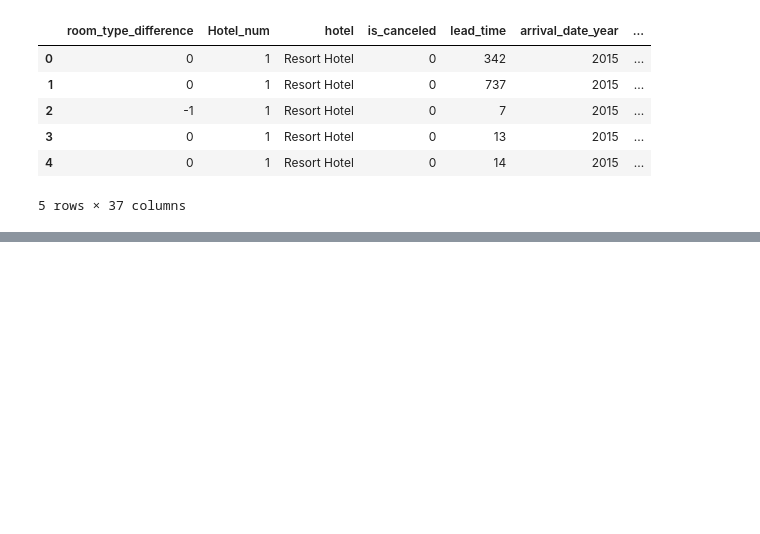
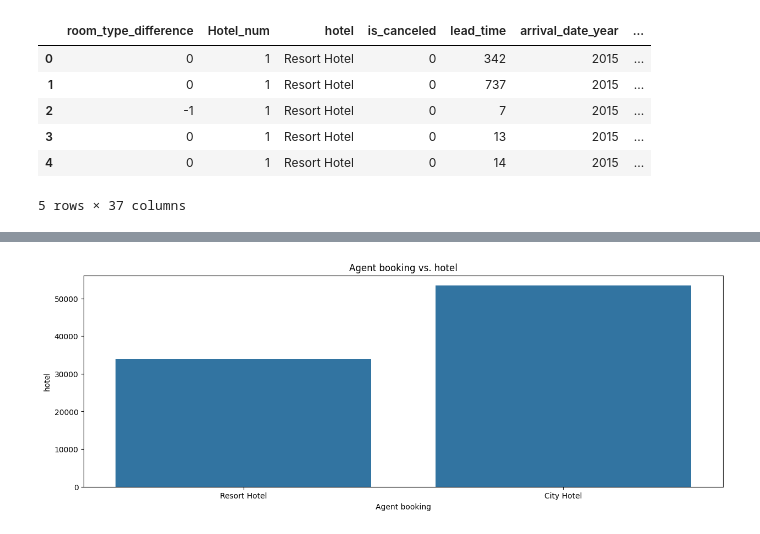
Before and after one commit to Vaishnavi-Devi-N/CapstoneProjectEDA, a Jupyter notebook: EDA_project_on_hotel_booking.ipynb, the cells around one changed output, grey strips where cells are left out. Saved outputs shown, nothing was run; the diff lists cells and outputs as text; code cells hidden in the pictures; blank space fills up the shorter version.

```diff
--- a/EDA_project_on_hotel_booking.ipynb
+++ b/EDA_project_on_hotel_booking.ipynb
@@ -293,13 +244,0 @@ Columns in df1 but not in df2: ['hotel', 'meal', 'reserved_room_type', 'arrival_
-# %%
-
-# Define a function to compare 'reserved_room_type' and 'assigned_room_type'
-def compare_rooms(row):
-    if row['reserved_room_type'] == row['assigned_room_type']:
-        return 0
-    elif row['reserved_room_type'] < row['assigned_room_type']:
-        return -1
-    else:
-        return 1
-
-# Apply the function to create a new column 'room_type_difference'
-data['room_type_difference'] = data.apply(compare_rooms, axis=1)
@@ -432,3 +288,11 @@ plt.show()
+# %%
+def AgentBooking(row):
+    if row['agent'] == 0:
+        return "Null"
+    else:
+        return "Agent"
+
+data['AgentBooking'] = data.apply(AgentBooking, axis=1)
 # %%
 column_name = 'room_type_difference'
 data = data[[column_name] + [col for col in data if col != column_name]]
@@ -444,0 +420,11 @@ data.head()
+# %%
+plt.figure(figsize=(15, 5))
+sns.countplot(data= data[data['AgentBooking'] != 0], x='hotel')
+# Customize the plot
+plt.xlabel('Agent booking')
+plt.ylabel('hotel')
+plt.title('Agent booking vs. hotel')
+# Show the plot
+plt.show()
+# %% [output]
+[figure, added]
```
Also changed, not shown: parts of 36 cells of this notebook.
